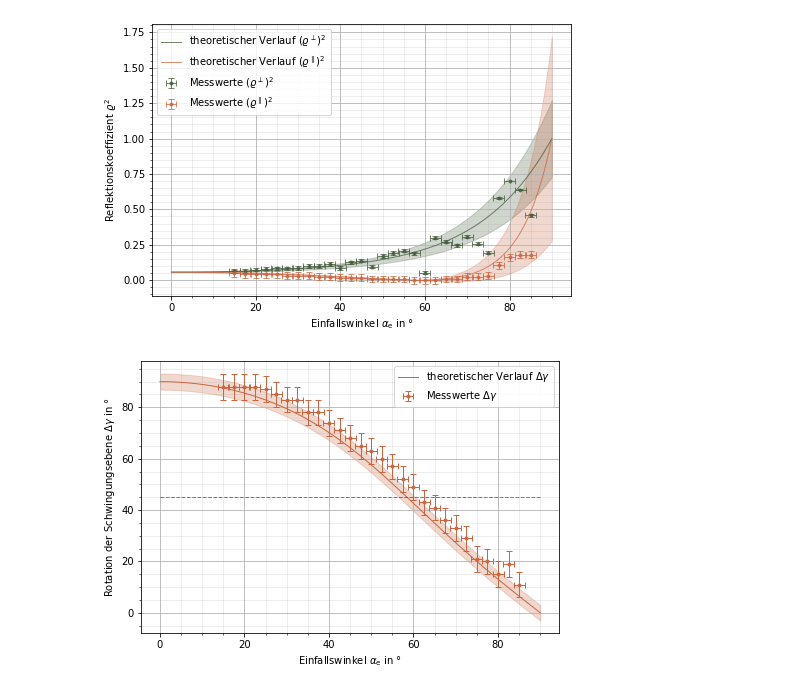
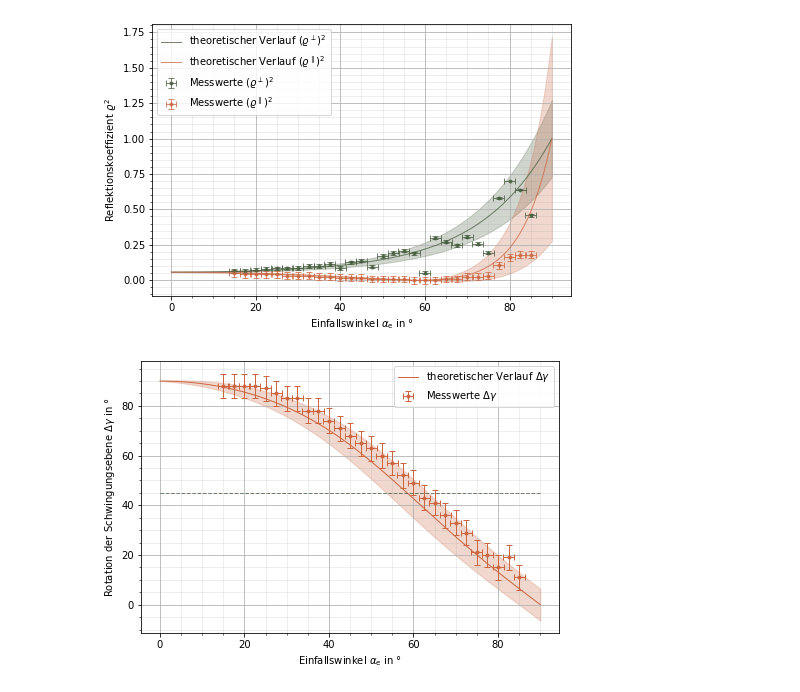
Before and after one commit to CVC97/ExPhy-III-Praktikum, a Jupyter notebook: 23_FFuP/23_FFuP_Jakob.ipynb, the cells around one changed output. Cells and saved outputs as stored; diff of their text form; code cells hidden in the pictures.

```diff
--- a/23_FFuP/23_FFuP_Jakob.ipynb
+++ b/23_FFuP/23_FFuP_Jakob.ipynb
@@ -29,6 +29,7 @@ print(rho90sqrderr)
 x = (90 - ( xo / 2 ))
 xerr = 1.3
 
+n = 1.63
 
 def beta(x):
     return np.arcsin(np.sin(x)/1.63)
@@ -76,32 +77,32 @@ thetaerr = 5
 
 deltagamma = (135 - theta) % 180
 deltagammaerr = thetaerr
 
 fig, ax = plt.subplots(figsize=(7.5,5))
 xplot_1 = np.linspace(0, 90, 1000)
 
 def deltagammatheo(x):
     return ((np.arctan( -np.cos((x * np.pi / 180) - beta(x * np.pi / 180)) / np.cos((x * np.pi / 180) + beta(x * np.pi / 180))) - (np.pi / 4)) % (np.pi)) * 180 / np.pi
 
 def deltagammatheoerr(x):
-    return ((5/180*np.pi)*(-57.2957795130823*((0.0174532925199433 + 0.0107075414232781*np.cos(0.0174532925199433*x)/np.sqrt(1 - 0.376378486205729*np.sin(0.0174532925199433*x)**2))*np.sin(0.0174532925199433*x + np.arcsin(0.613496932515337*np.sin(0.0174532925199433*x)))*np.cos(np.pi*x/180 - np.arcsin(0.613496932515337*np.sin(0.0174532925199433*x)))/np.cos(0.0174532925199433*x +np.arcsin(0.613496932515337*np.sin(0.0174532925199433*x)))**2 - (np.pi/180 - 0.0107075414232781*np.cos(0.0174532925199433*x)/np.sqrt(1 - 0.376378486205729*np.sin(0.0174532925199433*x)**2))*np.sin(np.pi*x/180 - np.arcsin(0.613496932515337*np.sin(0.0174532925199433*x)))/np.cos(0.0174532925199433*x + np.arcsin(0.613496932515337*np.sin(0.0174532925199433*x))))/(1 + np.cos(np.pi*x/180 - np.arcsin(0.613496932515337*np.sin(0.0174532925199433*x)))**2/np.cos(0.0174532925199433*x + np.arcsin(0.613496932515337*np.sin(0.0174532925199433*x)))**2)))%np.pi
+    return deltagammaerr*(-(-(1 - np.cos((x * np.pi / 180))/(n*np.sqrt(1 - np.sin((x * np.pi / 180))**2/n**2)))*np.sin((x * np.pi / 180) - np.arcsin(np.sin((x * np.pi / 180))/n))/np.cos((x * np.pi / 180) + np.arcsin(np.sin((x * np.pi / 180))/n)) + (1 + np.cos((x * np.pi / 180))/(n*np.sqrt(1 - np.sin((x * np.pi / 180))**2/n**2)))*np.sin((x * np.pi / 180) + np.arcsin(np.sin((x * np.pi / 180))/n))*np.cos((x * np.pi / 180) - np.arcsin(np.sin((x * np.pi / 180))/n))/np.cos((x * np.pi / 180) + np.arcsin(np.sin((x * np.pi / 180))/n))**2)/(np.cos((x * np.pi / 180) - np.arcsin(np.sin((x * np.pi / 180))/n))**2/np.cos((x * np.pi / 180) + np.arcsin(np.sin((x * np.pi / 180))/n))**2 + 1))
 
 def constant(x, value):
     return value * x / x
 
 ax.set_xlabel(r'Einfallswinkel $\alpha_\mathrm{e}$ in °')
 ax.set_ylabel(r'Rotation der Schwingungsebene $\Delta\gamma$ in °')
 ax.grid()
 ax.grid(which='minor', color='#999999', alpha=0.2, linestyle='-')
 ax.minorticks_on()
 ax.errorbar(x, deltagamma, xerr = xerr, yerr = deltagammaerr, fmt = '.', color = '#cb6640', alpha = 1, linewidth=1, ecolor="#cb6640", capsize=3, label = r'Messwerte $\Delta\gamma$')
 ax.plot(xplot_1, deltagammatheo(xplot_1), color = '#cb6640', alpha = 1, linewidth = 1, label = r'theoretischer Verlauf $\Delta\gamma$')
 plt.fill_between(xplot_1, deltagammatheo(xplot_1)-deltagammatheoerr(xplot_1), deltagammatheo(xplot_1)+deltagammatheoerr(xplot_1), color = '#cb6640', alpha = 0.25)
 ax.plot(xplot_1, constant(xplot_1, 45), color = '#465d3e', alpha = 0.75, linewidth = 1, linestyle = 'dashed', label = r'')
 #plt.xticks([0,np.pi/8,np.pi/4,3*np.pi/8,np.pi/2],[r'$0$',r'$\frac{\pi}{8}$',r'$\frac{\pi}{4}$',r'$\frac{3\pi}{8}$',r'$\frac{\pi}{2}$'])
 #plt.yticks([0,np.pi/8,np.pi/4,3*np.pi/8,np.pi/2],[r'$0$',r'$\frac{\pi}{8}$',r'$\frac{\pi}{4}$',r'$\frac{3\pi}{8}$',r'$\frac{\pi}{2}$'])
 ax.legend()
 plt.savefig('./23_DrehungSchwingungsebene.pgf', facecolor = 'white', bbox_inches='tight')
 plt.show()
 # %% [output]
-[figure, old version]
+[figure, new version]
```
Also changed, not shown: 1 other file.
